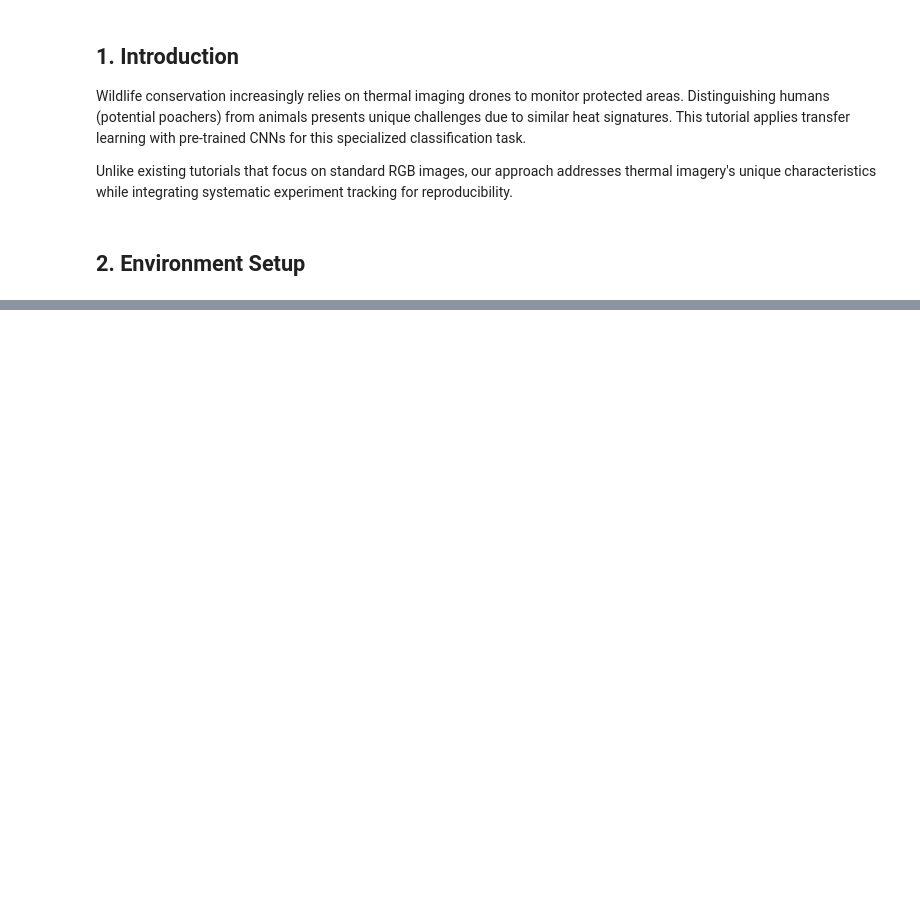
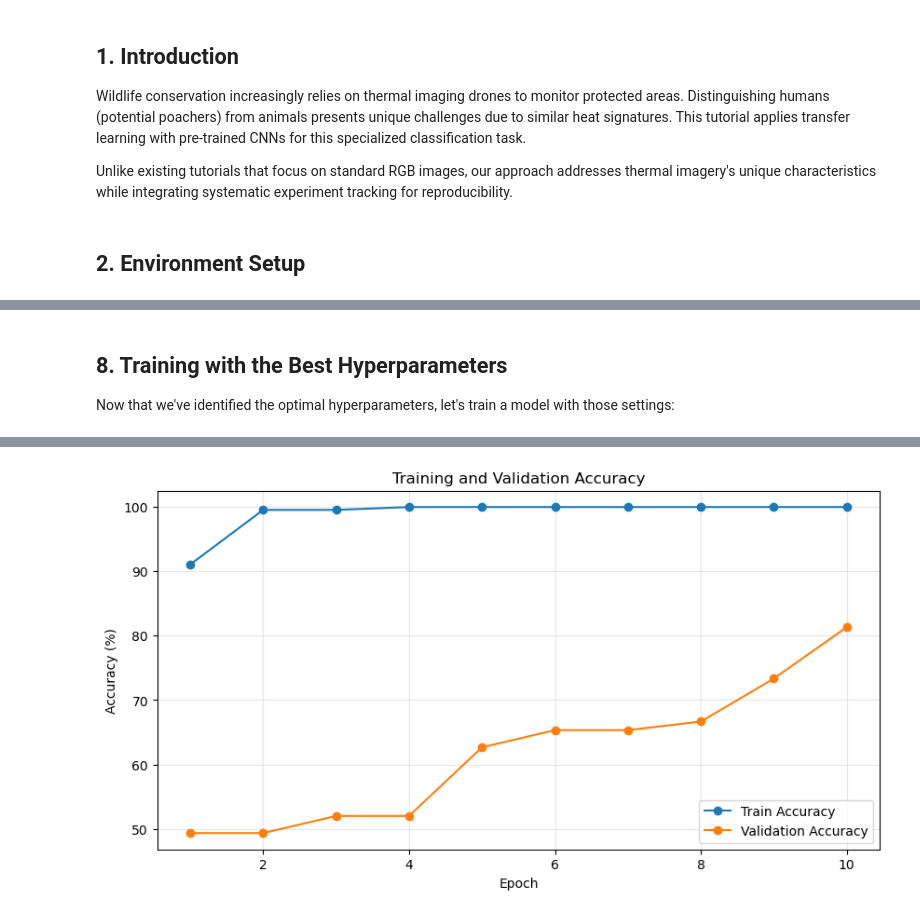
Before and after one commit to Seb7421/Thermal-Signature-Classification, a Jupyter notebook: CNN_clasification.ipynb, the cells around one changed output, grey strips where cells are left out. Saved outputs shown, nothing was run; the diff lists cells and outputs as text; code cells hidden in the pictures; blank space fills up the shorter version.

```diff
--- a/CNN_clasification.ipynb
+++ b/CNN_clasification.ipynb
@@ -713,0 +473,67 @@ results, histories, best_model = main_workflow()
+# %% [markdown]
+## 8. Training with the Best Hyperparameters
+
+Now that we've identified the optimal hyperparameters, let's train a model with those settings:
+# %%
+def train_with_best_parameters(num_epochs=10):
+    """Train a model with the best hyperparameters we found"""
+    print("\nTraining final model with optimal hyperparameters...")
+
+    # Create fresh model
+    model = create_mobilenetv3_model()
+    model = unfreeze_last_layers(model, num_layers=3)
+    model = model.to(device)
+
+    # Use the best learning rate we found
+    best_lr = 0.001  # This should be your best learning rate from the experiment
+    optimizer = optim.Adam(filter(lambda p: p.requires_grad, model.parameters()), lr=best_lr)
+
+    # Create loss function with class weights
+    criterion = nn.CrossEntropyLoss(weight=class_weights.to(device))
+
+    # Training metrics
+    train_losses = []
+    train_accs = []
+    val_losses = []
+    val_accs = []
+
+    # Train for more epochs
+    for epoch in range(num_epochs):
+        print(f"Epoch {epoch+1}/{num_epochs}:")
+        train_loss, train_acc, val_loss, val_acc = train_epoch(
+            model, train_loader, val_loader, optimizer, criterion
+        )
+
+        # Store metrics
+        train_losses.append(train_loss)
+        train_accs.append(train_acc)
+        val_losses.append(val_loss)
+        val_accs.append(val_acc)
+
+        print(f"Train Loss: {train_loss:.4f}, Train Acc: {train_acc:.4f}")
+        print(f"Val Loss: {val_loss:.4f}, Val Acc: {val_acc:.4f}")
+
+    # Plot learning curves
+    plt.figure(figsize=(10, 5))
+    plt.plot(range(1, len(train_accs)+1), [acc * 100 for acc in train_accs],
+             marker='o', label='Train Accuracy')
+    plt.plot(range(1, len(val_accs)+1), [acc * 100 for acc in val_accs],
+             marker='o', label='Validation Accuracy')
+    plt.title('Training and Validation Accuracy')
+    plt.xlabel('Epoch')
+    plt.ylabel('Accuracy (%)')
+    plt.legend()
+    plt.grid(True, alpha=0.3)
+    plt.savefig("training_curve.png")
+    plt.show()
+
+    # Save model
+    os.makedirs('models', exist_ok=True)
+    torch.save(model.state_dict(), "models/mobilenetv3_small_optimal.pt")
+
+    return model, {'train_losses': train_losses, 'train_accs': train_accs,
+                  'val_losses': val_losses, 'val_accs': val_accs}
+
+# Train with best parameters
+final_model, final_metrics = train_with_best_parameters()
+# %% [output]
@@ -713,0 +557 @@ results, histories, best_model = main_workflow()
+[figure, added]
```
Also changed, not shown: parts of 47 cells of this notebook.
